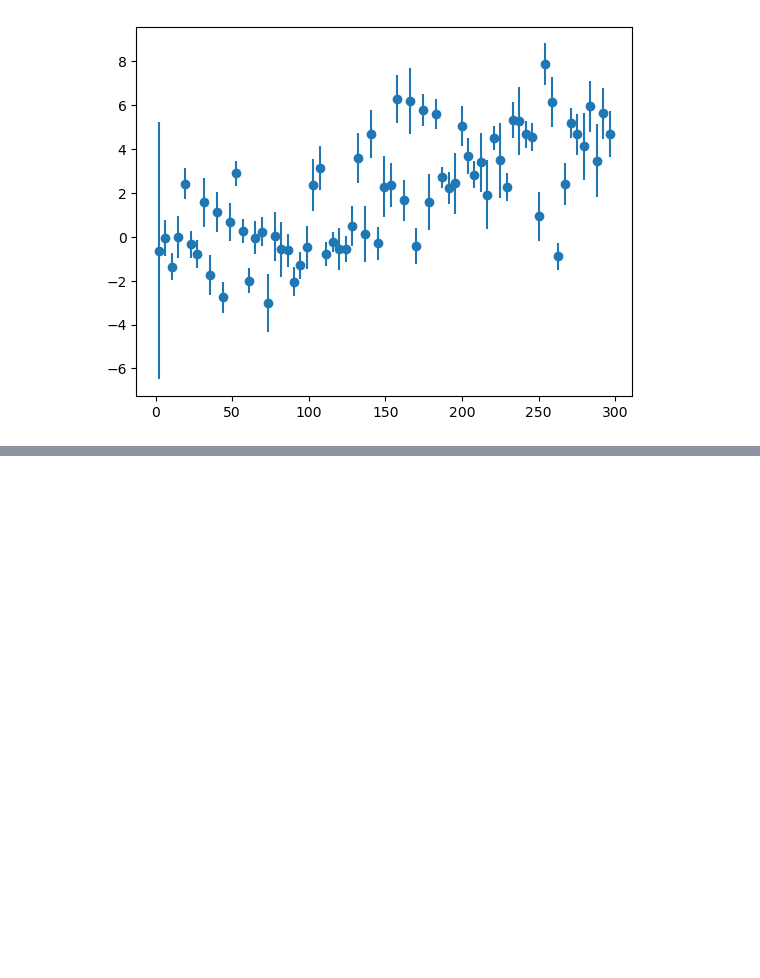
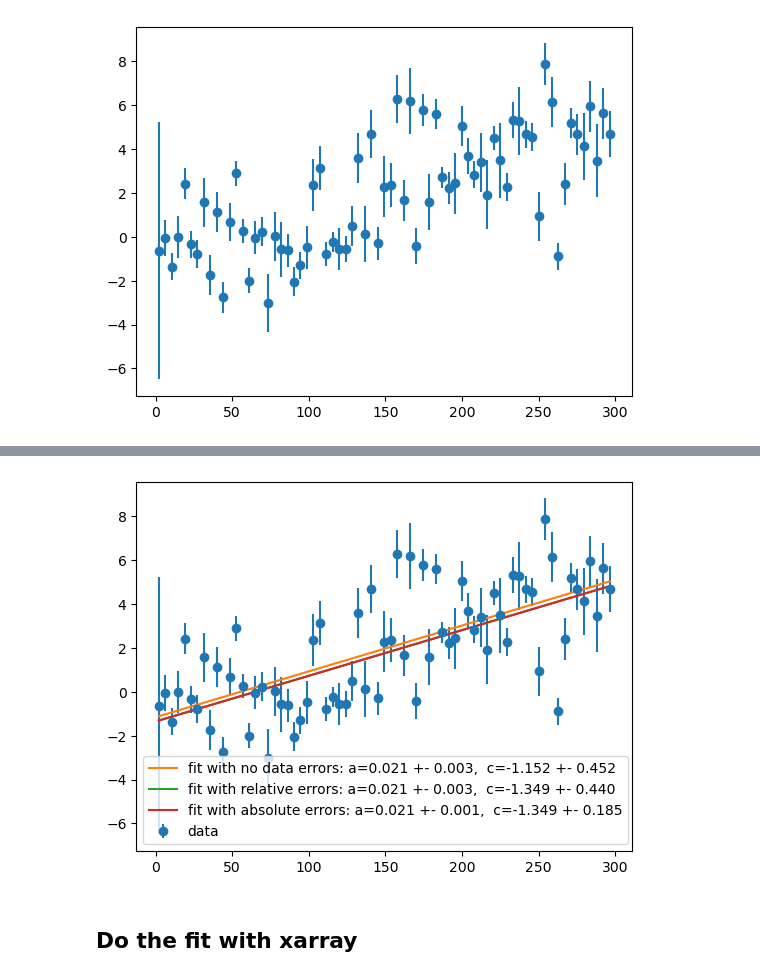
Before and after one commit to ldeo-glaciology/xapres, a Jupyter notebook: notebooks/test_notes/strain_rate_fit_uncertainties.ipynb, the cells around one changed output, grey strips where cells are left out. Saved outputs shown, nothing was run; the diff lists cells and outputs as text; code cells hidden in the pictures; blank space fills up the shorter version.

```diff
--- a/notebooks/test_notes/strain_rate_fit_uncertainties.ipynb
+++ b/notebooks/test_notes/strain_rate_fit_uncertainties.ipynb
@@ -177,0 +167,22 @@ Data variables:
+# %%
+popt, pcov = np.polyfit(xdata, ydata, 1, cov=True)
+perr = np.sqrt(np.diag(pcov))
+no_weights.numpy.slope = popt[0]
+no_weights.numpy.intercept = popt[1]
+no_weights.numpy.sigma_slope = perr[0]
+no_weights.numpy.sigma_intercept = perr[1]
+
+popt, pcov = np.polyfit(xdata, ydata, 1, w=1/sigma, cov=True)
+perr = np.sqrt(np.diag(pcov))
+rel_weights.numpy.slope = popt[0]
+rel_weights.numpy.intercept = popt[1]
+rel_weights.numpy.sigma_slope = perr[0]
+rel_weights.numpy.sigma_intercept = perr[1]
+
+popt, pcov = np.polyfit(xdata, ydata, 1, w=1/sigma, cov='unscaled')
+perr = np.sqrt(np.diag(pcov))
+abs_weights.numpy.slope = popt[0]
+abs_weights.numpy.intercept = popt[1]
+abs_weights.numpy.sigma_slope = perr[0]
+abs_weights.numpy.sigma_intercept = perr[1]
+abs_weights
@@ -177,0 +195,16 @@ Data variables:
+# %%
+plt.errorbar(x=xdata, y=ydata, yerr=sigma, marker='o', label='data', linestyle='None')
+
+plt.plot(xdata, func(xdata, no_weights.numpy.slope, no_weights.numpy.intercept),
+         label=f"fit with no data errors: {param_str(no_weights, 'numpy')}")
+
+plt.plot(xdata, func(xdata, rel_weights.numpy.slope, rel_weights.numpy.intercept),
+            label=f"fit with relative errors: {param_str(rel_weights, 'numpy')}")
+
+plt.plot(xdata, func(xdata, abs_weights.numpy.slope, abs_weights.numpy.intercept),
+            label=f"fit with absolute errors: {param_str(abs_weights, 'numpy')}")
+plt.legend();
+# %% [output]
+[figure, added]
+# %% [markdown]
+## Do the fit with xarray
```
Also changed, not shown: parts of 59 cells of this notebook, 1 other file.
